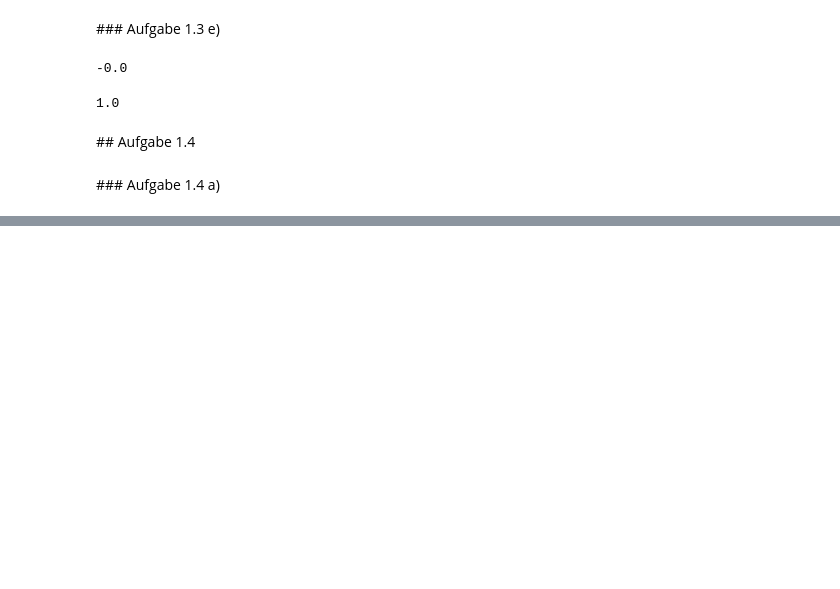
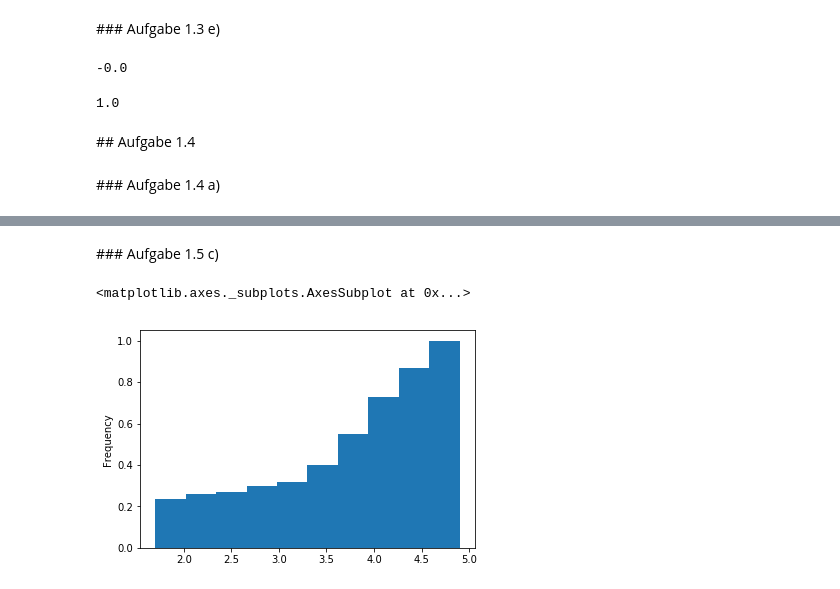
Before and after one commit to tschibu/hslu-stat-exercises, a Jupyter notebook: SW01_Exercise_Remo.ipynb, the cells around one changed output, grey strips where cells are left out. Cells and saved outputs as stored; diff of their text form; code cells hidden in the pictures; blank space fills up the shorter version.

```diff
--- a/SW01_Exercise_Remo.ipynb
+++ b/SW01_Exercise_Remo.ipynb
@@ -362,0 +431,9 @@ z.std()
+# %% [markdown]
+### Aufgabe 1.5 c)
+# %%
+geysir["Eruptionsdauer"].plot(kind="hist",
+
+normed=True, cumulative=True)
+# %% [output]
+<matplotlib.axes._subplots.AxesSubplot at 0x...>
+[figure, added]
```
Also changed, not shown: parts of 8 cells of this notebook.
